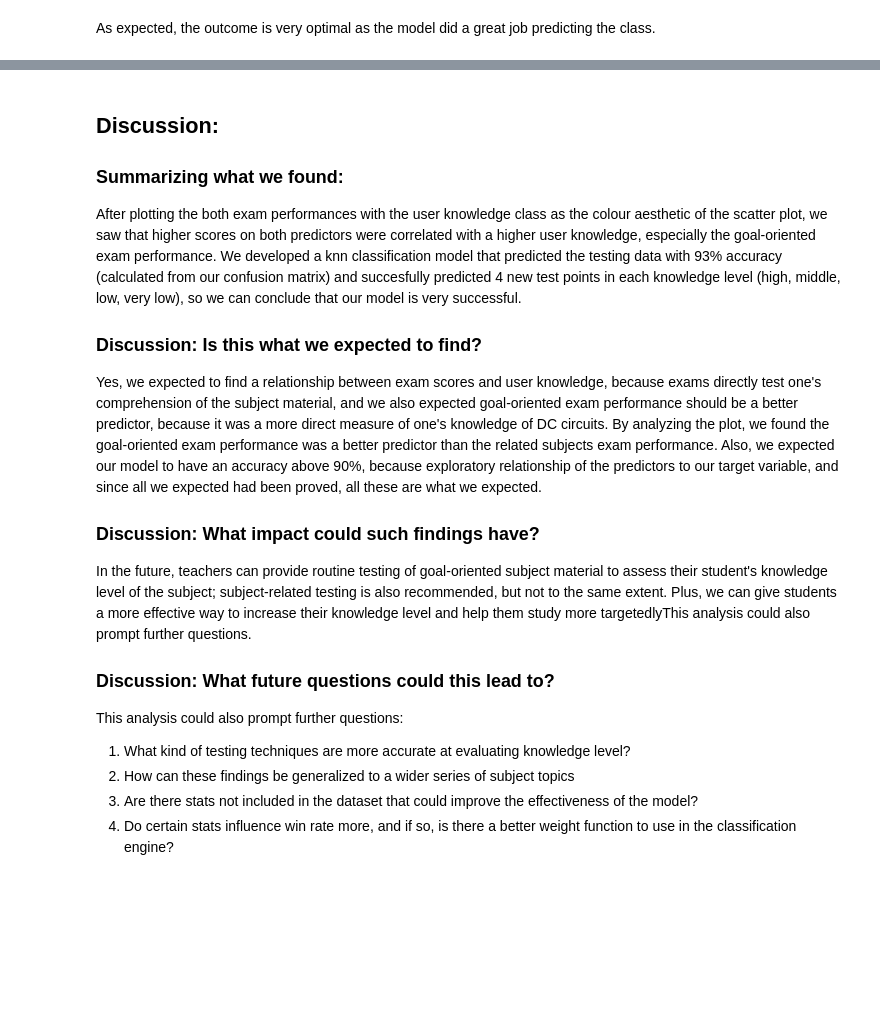
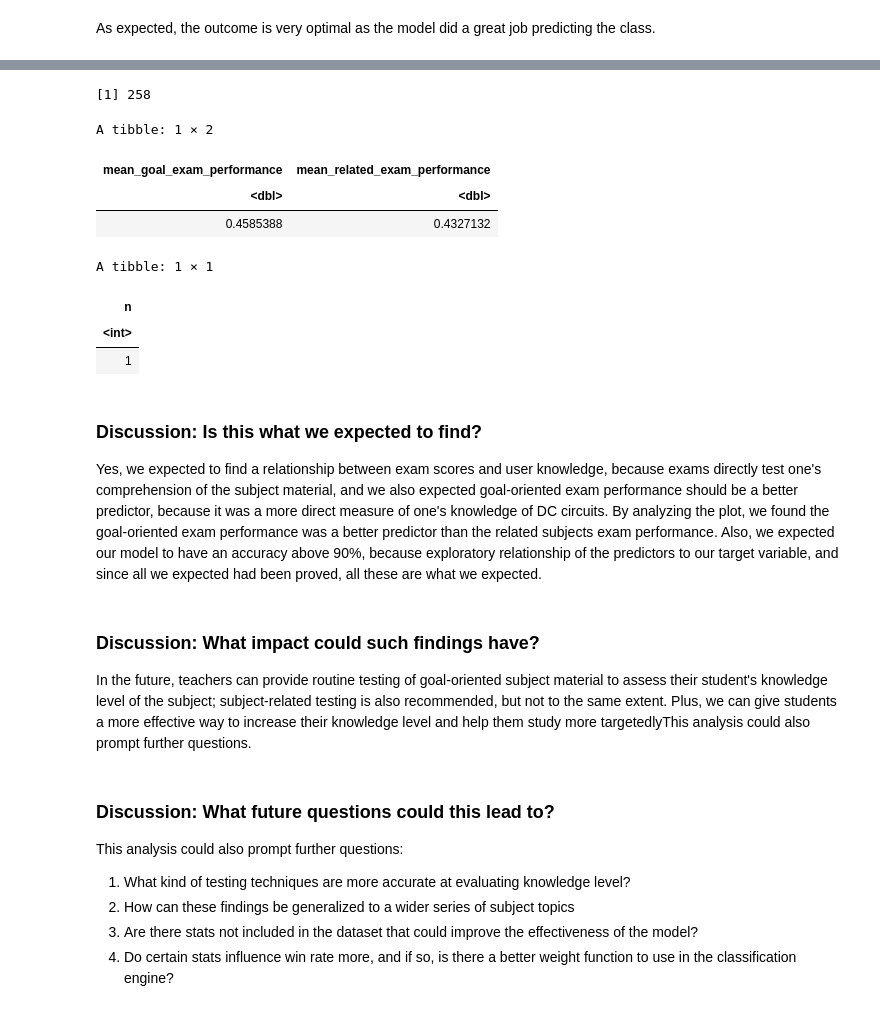
Before and after one commit to AmyChen354/Group-Project, a Jupyter notebook: project_proposal-Copy1_(1) (1).ipynb, the cells around one changed output, grey strips where cells are left out. Cells and saved outputs as stored; diff of their text form; code cells hidden in the pictures; blank space fills up the shorter version.

Commit message:
Statistics
Added code to the summary for total observations, mean of predictors, and NAs/0's filtered. Also expanded on the summary.

```diff
--- a/project_proposal-Copy1_(1) (1).ipynb
+++ b/project_proposal-Copy1_(1) (1).ipynb
@@ -347,23 +336,43 @@ As expected, the outcome is very optimal as the model did a great job predicting
+# %%
+total_observations <- nrow(training_data_tidy)
+total_observations
+
+mean_table <- training_data_tidy %>%
+    summarize(mean_goal_exam_performance = mean(goal_exam_performance), mean_related_exam_performance = mean(related_exam_performance))
+mean_table
+
+total_0s_filtered <- training_data_tidy %>%
+    select(goal_exam_performance, related_exam_performance) %>%
+    skip(n =1)
+    filter(goal_exam_performance == 0, related_exam_performance == 0) %>%
+    count()
+total_0s_filtered
+# %% [output]
+[1] 258
+A tibble: 1 × 2
+| mean_goal_exam_performance | mean_related_exam_performance |
+| <dbl> | <dbl> |
+| 0.4585388 | 0.4327132 |
+A tibble: 1 × 1
+| n |
+| <int> |
+| 1 |
 # %% [markdown]
-## Discussion:
-
-### Summarizing what we found:
-
-After plotting the both exam performances with the user knowledge class as the colour aesthetic of the scatter plot, we saw that higher scores on both predictors were correlated with a higher user knowledge, especially the goal-oriented exam performance. We developed a knn classification model that predicted the testing data with 93% accuracy (calculated from our confusion matrix) and succesfully predicted 4 new test points in each knowledge level (high, middle, low, very low), so we can conclude that our model is very successful.
-
 ### Discussion: Is this what we expected to find?
 
-Yes, we expected to find a relationship between exam scores and user knowledge, because exams directly test one's comprehension of the subject material, and we also expected goal-oriented exam performance should be a better predictor, because it was a more direct measure of one's knowledge of DC circuits. By analyzing the plot, we found the goal-oriented exam performance was a better predictor than the related subjects exam performance. Also, we expected our model to have an accuracy above 90%, because exploratory relationship of the predictors to our target variable, and since all we expected had been proved, all these are what we expected.
-
-### Discussion: What impact could such findings have?
-
-In the future, teachers can provide routine testing of goal-oriented subject material to assess their student's knowledge level of the subject; subject-related testing is also recommended, but not to the same extent. Plus, we can give students a more effective way to increase their knowledge level and help them study more targetedlyThis analysis could also prompt further questions.
-
-### Discussion: What future questions could this lead to?
-
-This analysis could also prompt further questions:
-1. What kind of testing techniques are more accurate at evaluating knowledge level?
-2. How can these findings be generalized to a wider series of subject topics
-3. Are there stats not included in the dataset that could improve the effectiveness of the model?
-4. Do certain stats influence win rate more, and if so, is there a better weight function to use in the classification engine?
+Yes, we expected to find a relationship between exam scores and user knowledge, because exams directly test one's comprehension of the subject material, and we also expected goal-oriented exam performance should be a better predictor,
+because it was a more direct measure of one's knowledge of DC circuits. By analyzing the plot, we found the goal-oriented exam performance was a better predictor than the related subjects exam performance.
+Also, we expected our model to have an accuracy above 90%, because exploratory relationship of the predictors to our target variable, and since all we expected had been proved, all these are what we expected.
+# %% [markdown]
+### Discussion: What impact could such findings have?
+
+In the future, teachers can provide routine testing of goal-oriented subject material to assess their student's knowledge level of the subject; subject-related testing is also recommended, but not to the same extent. Plus, we can give students a more effective way to increase their knowledge level and help them study more targetedlyThis analysis could also prompt further questions.
+# %% [markdown]
+### Discussion: What future questions could this lead to?
+
+This analysis could also prompt further questions:
+1. What kind of testing techniques are more accurate at evaluating knowledge level?
+2. How can these findings be generalized to a wider series of subject topics
+3. Are there stats not included in the dataset that could improve the effectiveness of the model?
+4. Do certain stats influence win rate more, and if so, is there a better weight function to use in the classification engine?
 # %% [markdown]
```
Also changed, not shown: parts of 3 cells of this notebook.
